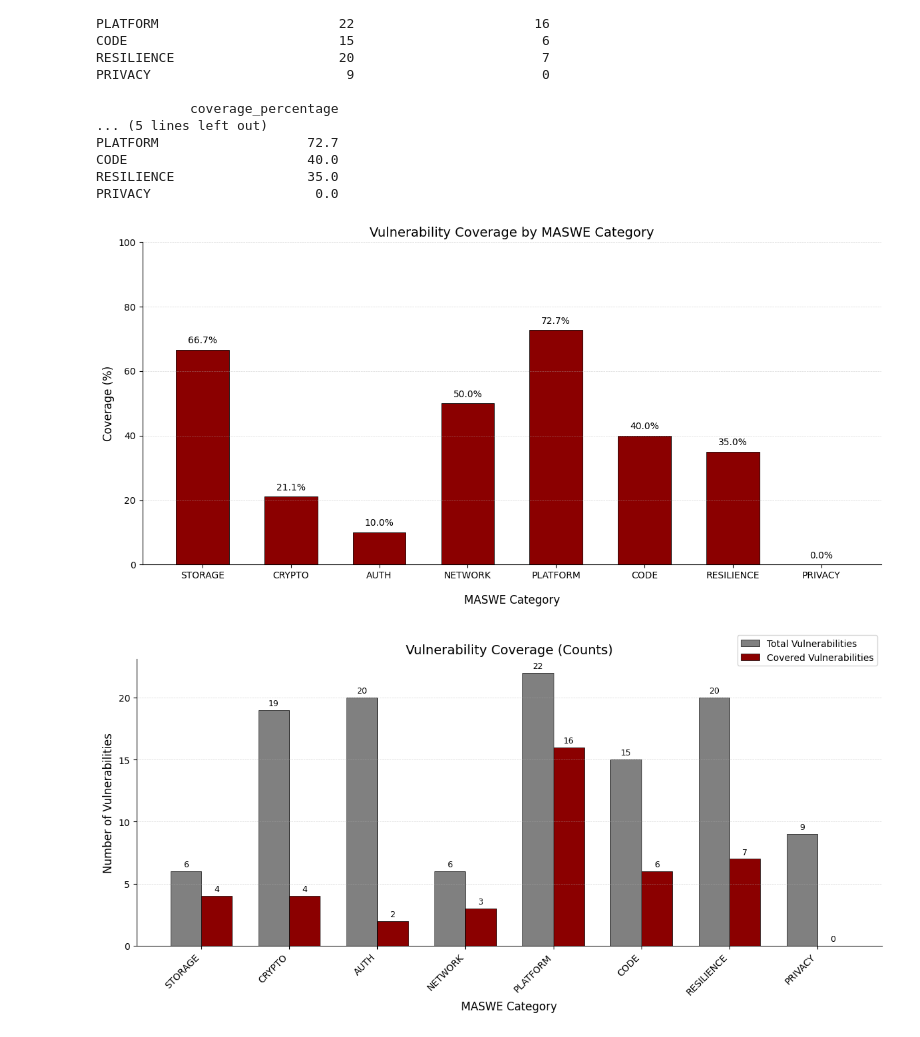
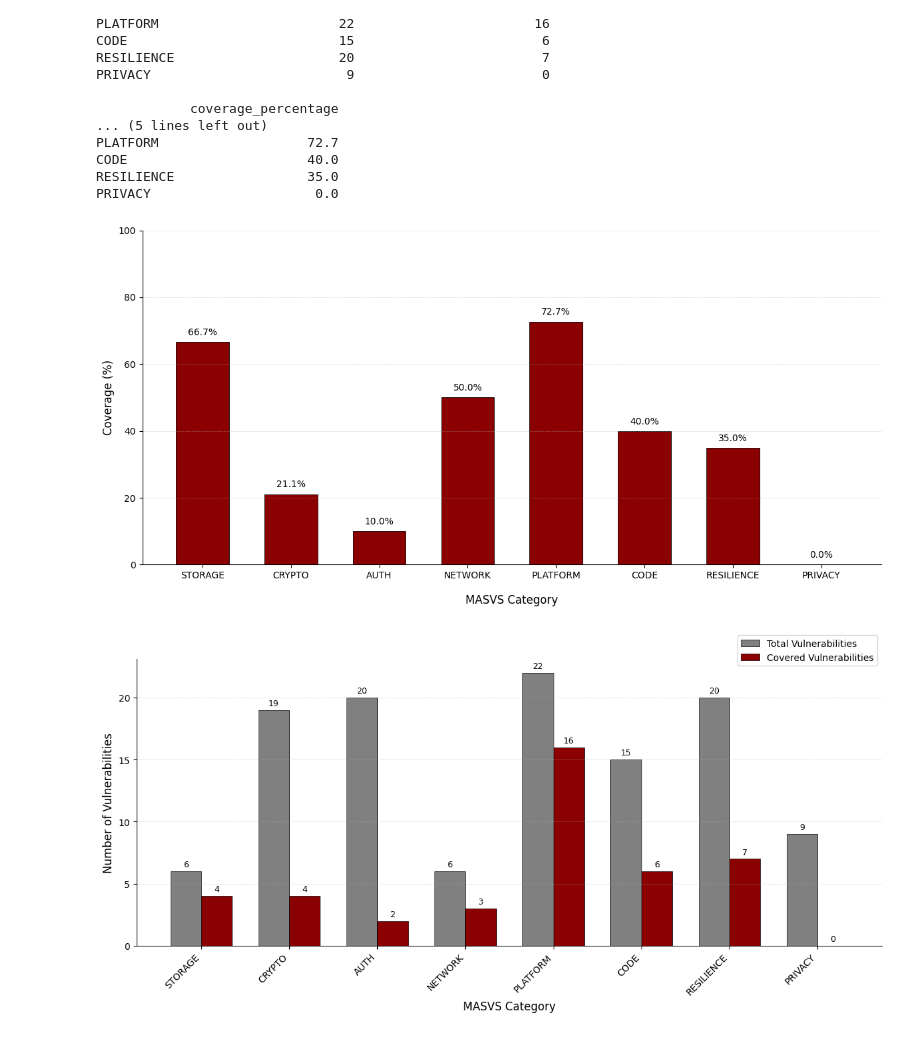
Before and after one commit to domi-cmd/Reference_Application_for_OWASP_MASTG, a Jupyter notebook: dev_documents/seminar_thesis/reference_apps/data_manipulation/app_vulnerability_coverage.ipynb, the cells around one changed output. Saved outputs shown, nothing was run; the diff lists cells and outputs as text; code cells hidden in the pictures.

```diff
--- a/dev_documents/seminar_thesis/reference_apps/data_manipulation/app_vulnerability_coverage.ipynb
+++ b/dev_documents/seminar_thesis/reference_apps/data_manipulation/app_vulnerability_coverage.ipynb
@@ -261,31 +261,31 @@ PRIVACY                     0.0
 # %%
 # Explicit style
 fig, ax = plt.subplots(figsize=(12, 6))
 
 # Plot the bar chart
 ax.bar(summary.index, summary["coverage_percentage"], color="darkred",
        width=0.6, edgecolor="black", linewidth=0.6)
 
 # Customize appearance
-ax.set_title("Vulnerability Coverage by MASWE Category", fontsize=14)
-ax.set_xlabel("MASWE Category", fontsize=12, labelpad=15)
+#ax.set_title("Vulnerability Coverage by MASWE Category", fontsize=14)
+ax.set_xlabel("MASVS Category", fontsize=12, labelpad=15)
 ax.set_ylabel("Coverage (%)", fontsize=12)
 ax.set_ylim(0, 100)
 ax.grid(axis="y", linestyle="--", alpha=0.5, linewidth=0.5)
 ax.spines[["top", "right"]].set_visible(False)
 
 # Add values on top of each bar
 for i, v in enumerate(summary["coverage_percentage"]):
     ax.text(i, v + 2, f"{v:.1f}%", ha="center", fontsize=10)
 
 # Show the plot
 plt.tight_layout()
 plt.show()
 
 # Save the figure
 fig.savefig("../plots/total_coverage_without_my_app/vulnerability_coverage_percentage", dpi=300, bbox_inches="tight")
 # %% [output]
-[figure, old version]
+[figure, new version]
 # %%
 # Prepare data
 categories = summary.index
@@ -306,8 +306,8 @@ bars2 = ax.bar(x + width/2, covered, width, label="Covered Vulnerabilities", col
                edgecolor="black", linewidth=0.5)
 
 # Customize plot
-ax.set_title("Vulnerability Coverage (Counts)", fontsize=14)
-ax.set_xlabel("MASWE Category", fontsize=12)
+#ax.set_title("Vulnerability Coverage (Counts)", fontsize=14)
+ax.set_xlabel("MASVS Category", fontsize=12)
 ax.set_ylabel("Number of Vulnerabilities", fontsize=12)
 ax.set_xticks(x)
 ax.set_xticklabels(categories, rotation=45, ha="right")
@@ -332,4 +332,4 @@ plt.show()
 # Save the figure
 fig.savefig("../plots/total_coverage_without_my_app/total_vs_implemented_coverage_counts", dpi=300, bbox_inches="tight")
 # %% [output]
-[figure, old version]
+[figure, new version]
```
Also changed, not shown: parts of 1 cell of this notebook, 11 other files.
